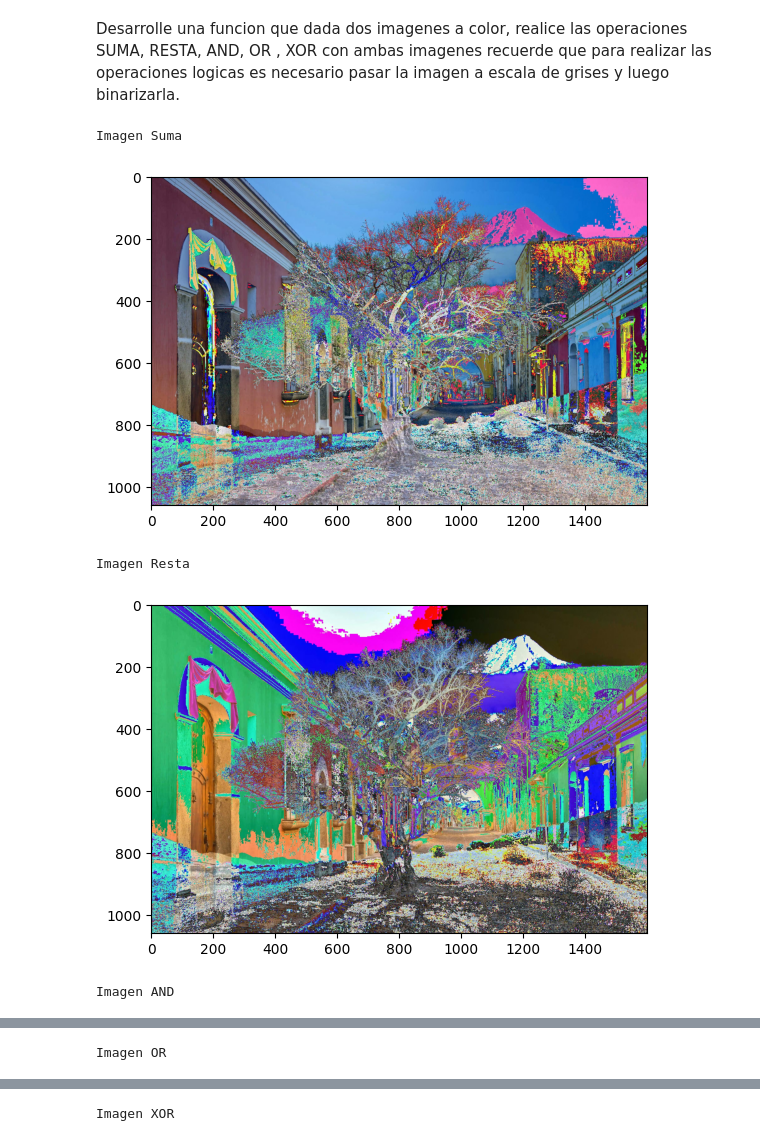
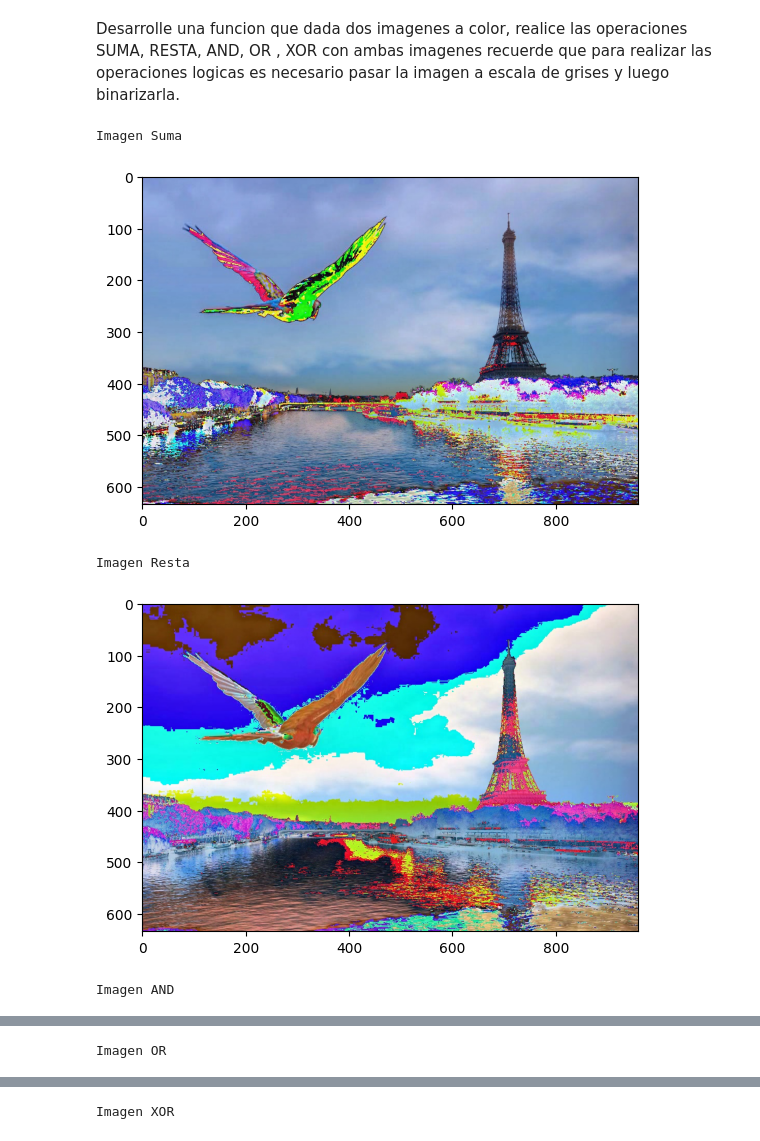
Before and after one commit to LeoContreras8/Lab2, a Jupyter notebook: laboratorio2_LeonelContreras.ipynb, the cells around one changed output, grey strips where cells are left out. Drawn from its saved outputs; the diff is of its cells as text; code cells hidden in the pictures.

```diff
--- a/laboratorio2_LeonelContreras.ipynb
+++ b/laboratorio2_LeonelContreras.ipynb
@@ -330,10 +330,10 @@ def operaciones(imagen1,imagen2):
     plt.show()
 # %%
 # Usar la funcion
-operaciones("AntiguaGuatemala.jpg","Arbol.jpg")
+operaciones("guacamaya.jpg","torre.webp")
 # %% [output]
 Imagen Suma
-[figure, old version]
+[figure, new version]
 Imagen Resta
-[figure, old version]
+[figure, new version]
 Imagen AND
```
Also changed, not shown: parts of 1 cell of this notebook, 8 other files.
